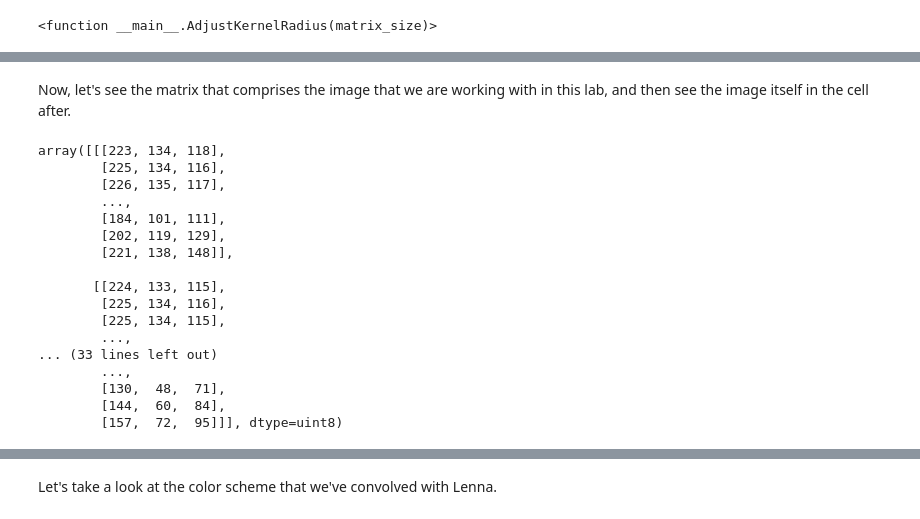
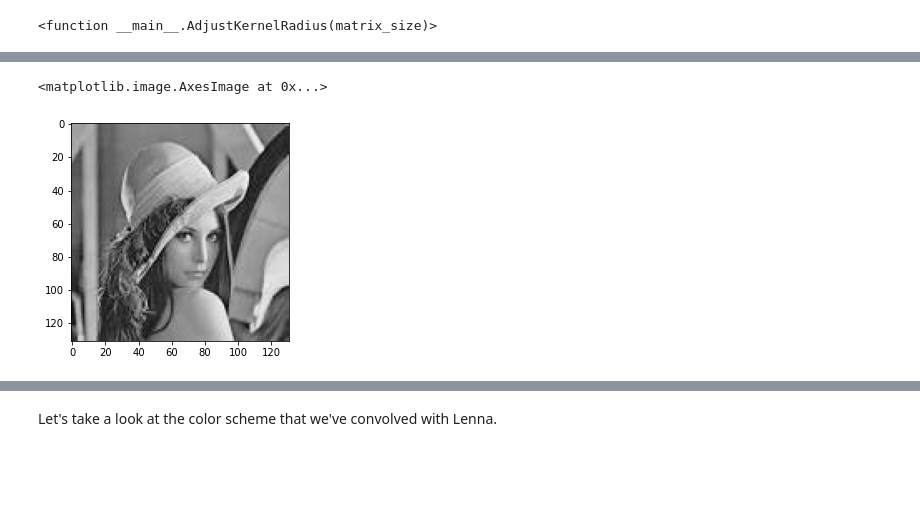
Before and after one commit to dzluke/Music30_Spring2022, a Jupyter notebook: Lab1_ConvolutionalMaps/lab1.ipynb, the cells around one changed output, grey strips where cells are left out. Drawn from its saved outputs; the diff is of its cells as text; code cells hidden in the pictures; blank space fills up the shorter version.

```diff
--- a/Lab1_ConvolutionalMaps/lab1.ipynb
+++ b/Lab1_ConvolutionalMaps/lab1.ipynb
@@ -88,0 +88,3 @@ We begin the process by defining a function, that as its name suggests, converts
+# %%
+image = plt.imread('assets/Lenna.jpg')
+plt.imshow(image)
@@ -89,26 +108,9 @@ We begin the process by defining a function, that as its name suggests, converts
 # %%
 def rgb2gray(rgb):
     return np.dot(rgb[...,:3], [0.299, 0.587, 0.144])
+
+image_gray = rgb2gray(image)
+plt.imshow(image_gray, cmap='gray')
+# %% [output]
+<matplotlib.image.AxesImage at 0x...>
+[figure, added]
-# %% [markdown]
-Now, let's see the matrix that comprises the image that we are working with in this lab, and then see the image itself in the cell after.
-# %%
-lenna = plt.imread('assets/Lenna.jpg')
-lenna
-# %% [output]
-array([[[223, 134, 118],
-        [225, 134, 116],
-        [226, 135, 117],
-        ...,
-        [184, 101, 111],
-        [202, 119, 129],
-        [221, 138, 148]],
-
-       [[224, 133, 115],
-        [225, 134, 116],
-        [225, 134, 115],
-        ...,
-... (33 lines left out)
-        ...,
-        [130,  48,  71],
-        [144,  60,  84],
-        [157,  72,  95]]], dtype=uint8)
```
Also changed, not shown: parts of 29 cells of this notebook.
